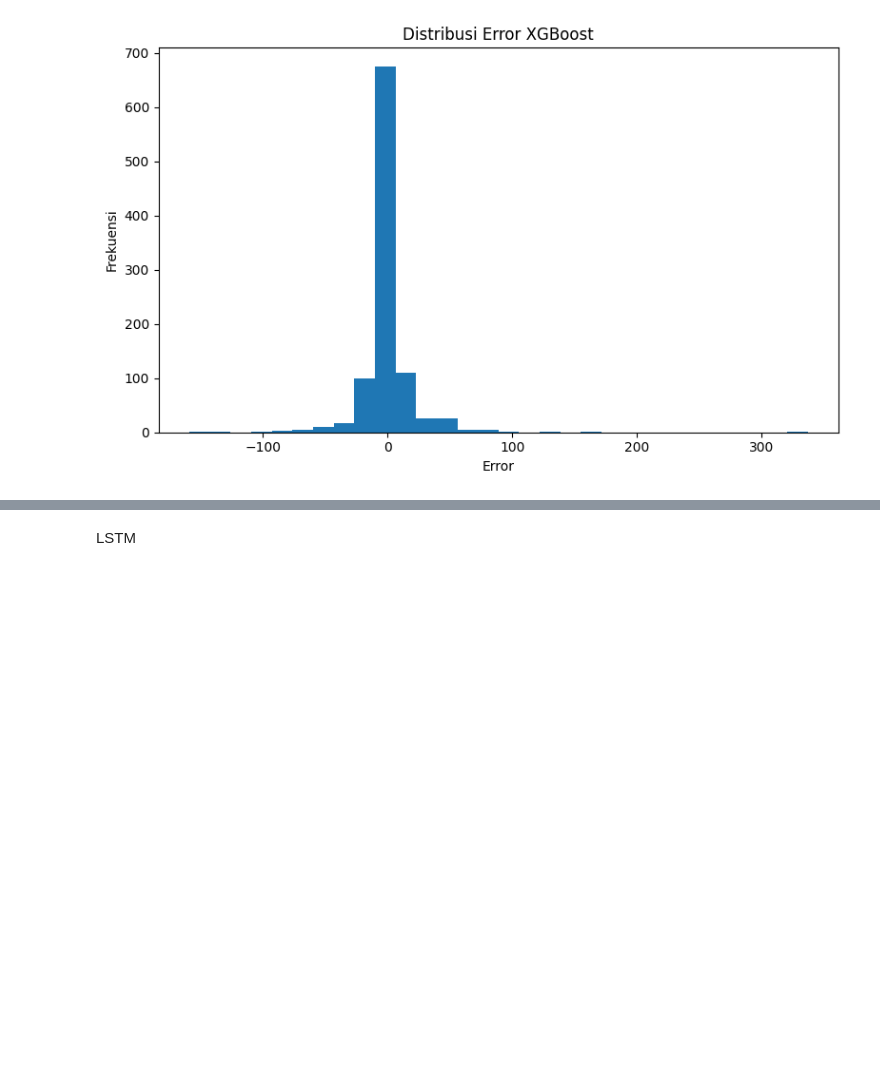
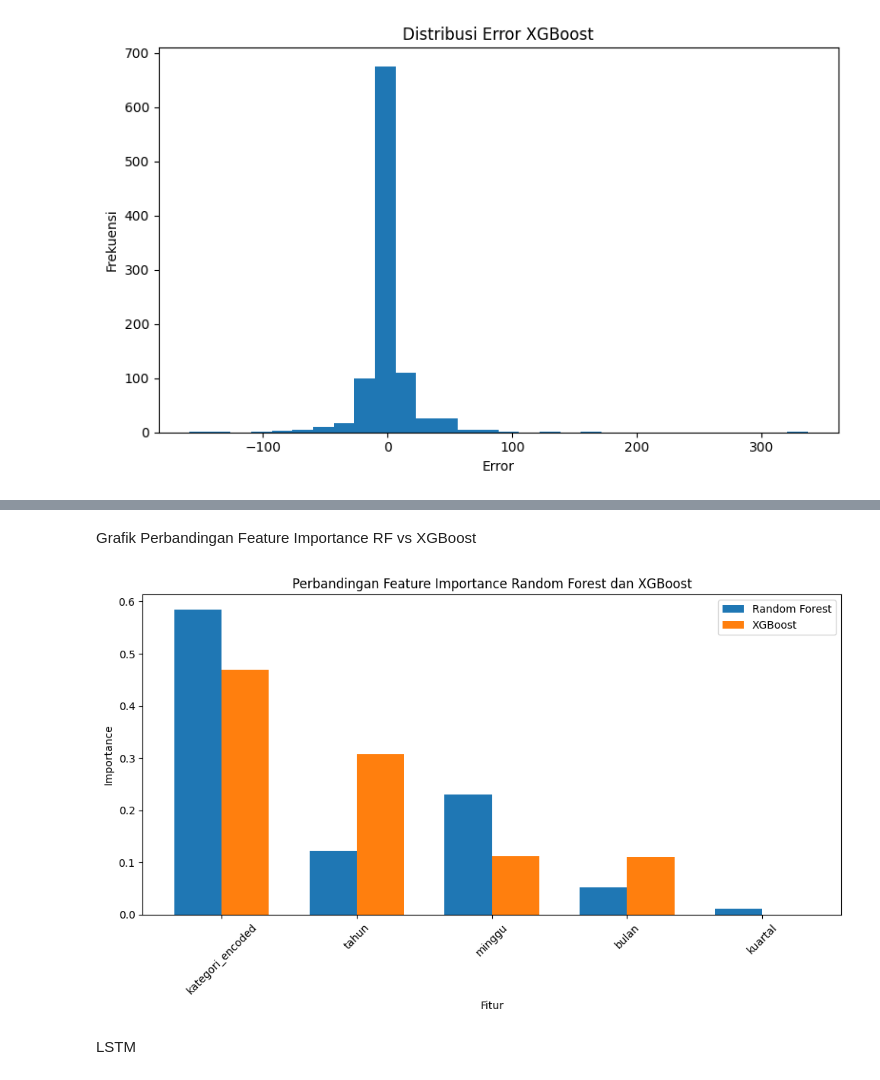
Before and after one commit to HoneysuckleClover/prediksi-permintaan-produk-ecommerce, a Jupyter notebook: notebooks/03_modeling.ipynb, the cells around one changed output, grey strips where cells are left out. Cells and saved outputs as stored; diff of their text form; code cells hidden in the pictures; blank space fills up the shorter version.

```diff
--- a/notebooks/03_modeling.ipynb
+++ b/notebooks/03_modeling.ipynb
@@ -247,0 +296,19 @@ plt.show()
+# %%
+comparison_importance = pd.DataFrame({
+    'Fitur': X_train.columns,
+    'Random Forest': rf.feature_importances_,
+    'XGBoost': xgb_model.feature_importances_
+})
+
+comparison_importance = comparison_importance.sort_values(
+    by='XGBoost',
+    ascending=False
+)
+
+print("=== Perbandingan Feature Importance ===")
+print(comparison_importance)
+
+comparison_importance.to_csv(
+    '../results/perbandingan_feature_importance.csv',
+    index=False
+)
@@ -248,3 +323,49 @@ plt.show()
+# %% [markdown]
+Grafik Perbandingan Feature Importance RF vs XGBoost
+# %%
+import numpy as np
+import matplotlib.pyplot as plt
+
+x = np.arange(len(comparison_importance))
+width = 0.35
+
+plt.figure(figsize=(10,6))
+
+plt.bar(
+    x - width/2,
+    comparison_importance['Random Forest'],
+    width,
+    label='Random Forest'
+)
+
+plt.bar(
+    x + width/2,
+    comparison_importance['XGBoost'],
+    width,
+    label='XGBoost'
+)
+
+plt.xticks(
+    x,
+    comparison_importance['Fitur'],
+    rotation=45
+)
+
+plt.xlabel('Fitur')
+plt.ylabel('Importance')
+plt.title('Perbandingan Feature Importance Random Forest dan XGBoost')
+
+plt.legend()
+
+plt.tight_layout()
+
+plt.savefig(
+    '../results/perbandingan_feature_importance.png'
+)
+
+plt.show()
+# %% [output]
+[figure, added]
 # %% [markdown]
 LSTM
 # %%
```
Also changed, not shown: parts of 4 cells of this notebook, 5 other files.
